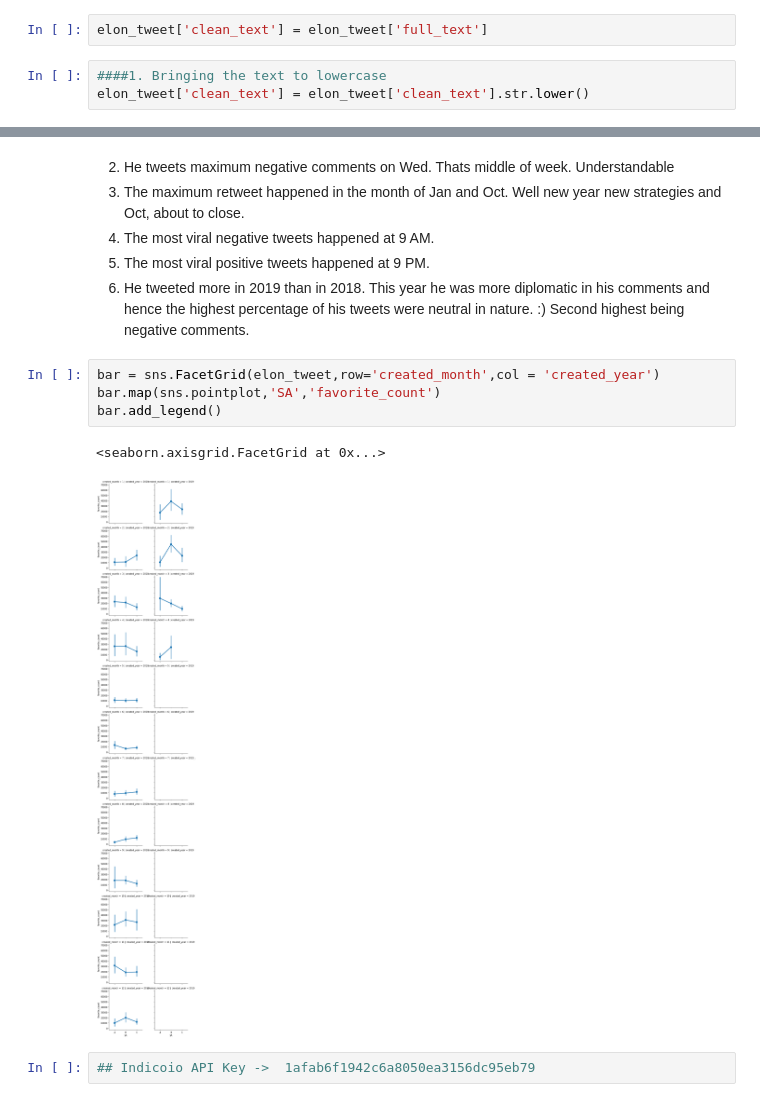
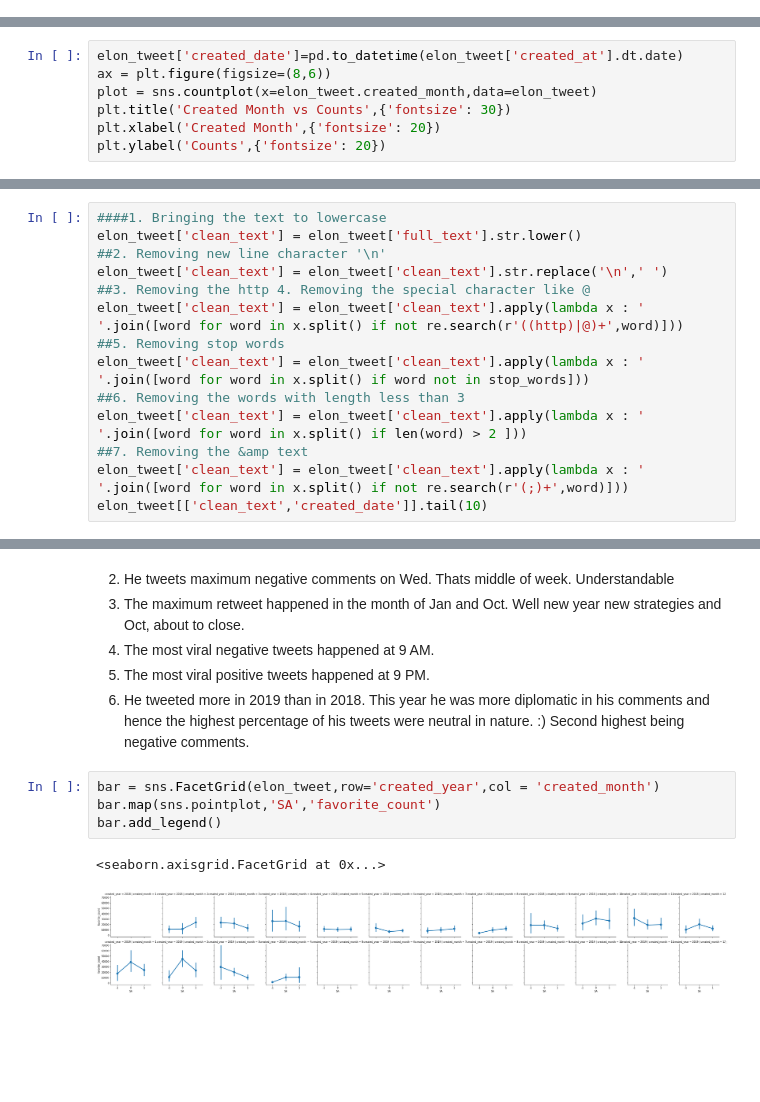
Before and after one commit to RahulTechTutorials/MachineLearningwithPython, a Jupyter notebook: Sentiment_Analysis/Sentiment_Analysis_Elon_musk.ipynb, the cells around one changed output, grey strips where cells are left out. Cells and saved outputs as stored; diff of their text form; blank space fills up the shorter version.

Commit message:
Sentiment Analysis on Elon Musk tweets

```diff
--- a/Sentiment_Analysis/Sentiment_Analysis_Elon_musk.ipynb
+++ b/Sentiment_Analysis/Sentiment_Analysis_Elon_musk.ipynb
@@ -264,5 +104,0 @@ elon_tweet.loc[elon_tweet['full_text'].str.len() < 5]
-# %%
-elon_tweet['clean_text'] = elon_tweet['full_text']
-# %%
-####1. Bringing the text to lowercase
-elon_tweet['clean_text'] = elon_tweet['clean_text'].str.lower()
@@ -355,0 +136,7 @@ Negative tweets % : 12.69%
+# %%
+elon_tweet['created_date']=pd.to_datetime(elon_tweet['created_at'].dt.date)
+ax = plt.figure(figsize=(8,6))
+plot = sns.countplot(x=elon_tweet.created_month,data=elon_tweet)
+plt.title('Created Month vs Counts',{'fontsize': 30})
+plt.xlabel('Created Month',{'fontsize': 20})
+plt.ylabel('Counts',{'fontsize': 20})
@@ -355,0 +196,14 @@ Negative tweets % : 12.69%
+# %%
+####1. Bringing the text to lowercase
+elon_tweet['clean_text'] = elon_tweet['full_text'].str.lower()
+##2. Removing new line character '\n'
+elon_tweet['clean_text'] = elon_tweet['clean_text'].str.replace('\n',' ')
+##3. Removing the http 4. Removing the special character like @
+elon_tweet['clean_text'] = elon_tweet['clean_text'].apply(lambda x : ' '.join([word for word in x.split() if not re.search(r'((http)|@)+',word)]))
+##5. Removing stop words
+elon_tweet['clean_text'] = elon_tweet['clean_text'].apply(lambda x : ' '.join([word for word in x.split() if word not in stop_words]))
+##6. Removing the words with length less than 3
+elon_tweet['clean_text'] = elon_tweet['clean_text'].apply(lambda x : ' '.join([word for word in x.split() if len(word) > 2 ]))
+##7. Removing the &amp text
+elon_tweet['clean_text'] = elon_tweet['clean_text'].apply(lambda x : ' '.join([word for word in x.split() if not re.search(r'(;)+',word)]))
+elon_tweet[['clean_text','created_date']].tail(10)
@@ -371,11 +270,9 @@ sns.barplot(x='created_year',y='virality',hue='SA',data=elon_tweet,ax=ax[1,1],pa
 5. The most viral positive tweets happened at 9 PM.
 6. He tweeted more in 2019 than in 2018. This year he was more diplomatic in his comments and hence the highest percentage of his tweets were neutral in nature. :) Second highest being negative comments.
 # %%
-bar = sns.FacetGrid(elon_tweet,row='created_month',col = 'created_year')
+bar = sns.FacetGrid(elon_tweet,row='created_year',col = 'created_month')
 bar.map(sns.pointplot,'SA','favorite_count')
 bar.add_legend()
 # %% [output]
 <seaborn.axisgrid.FacetGrid at 0x...>
-[figure, old version]
+[figure, new version]
-# %%
-## Indicoio API Key ->  1afab6f1942c6a8050ea3156dc95eb79
```
Also changed, not shown: parts of 97 cells of this notebook.
